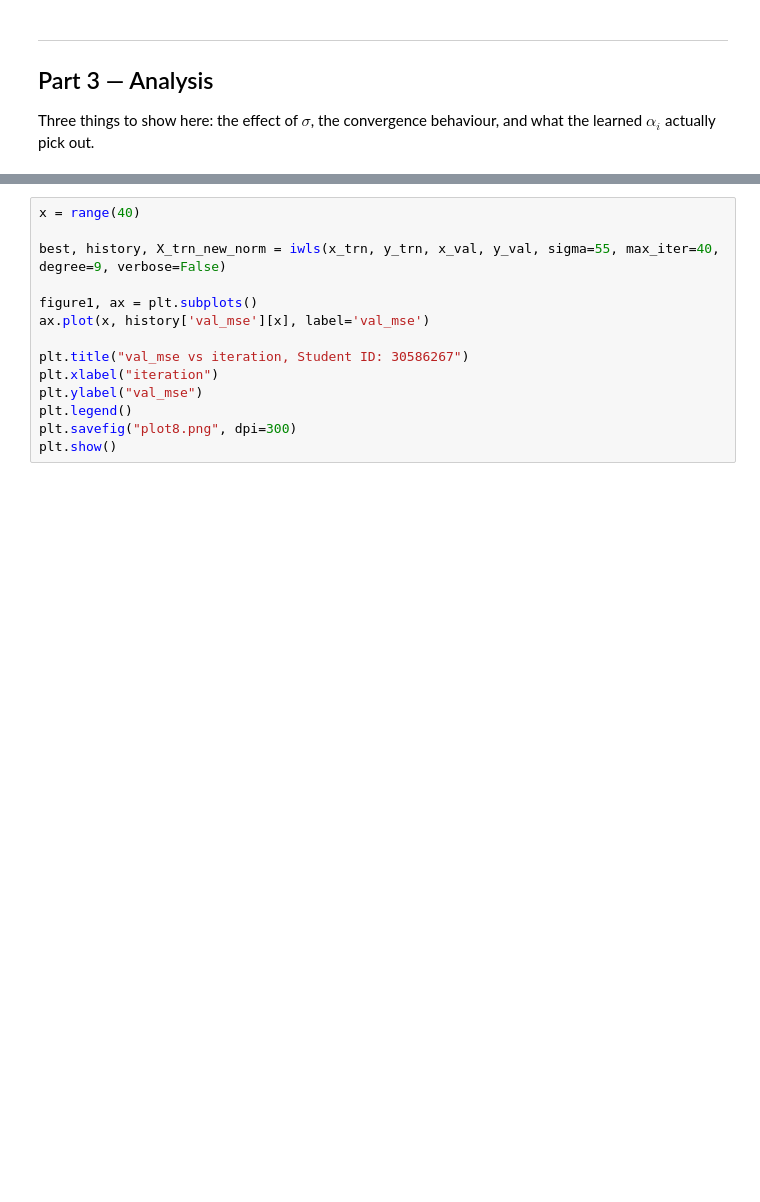
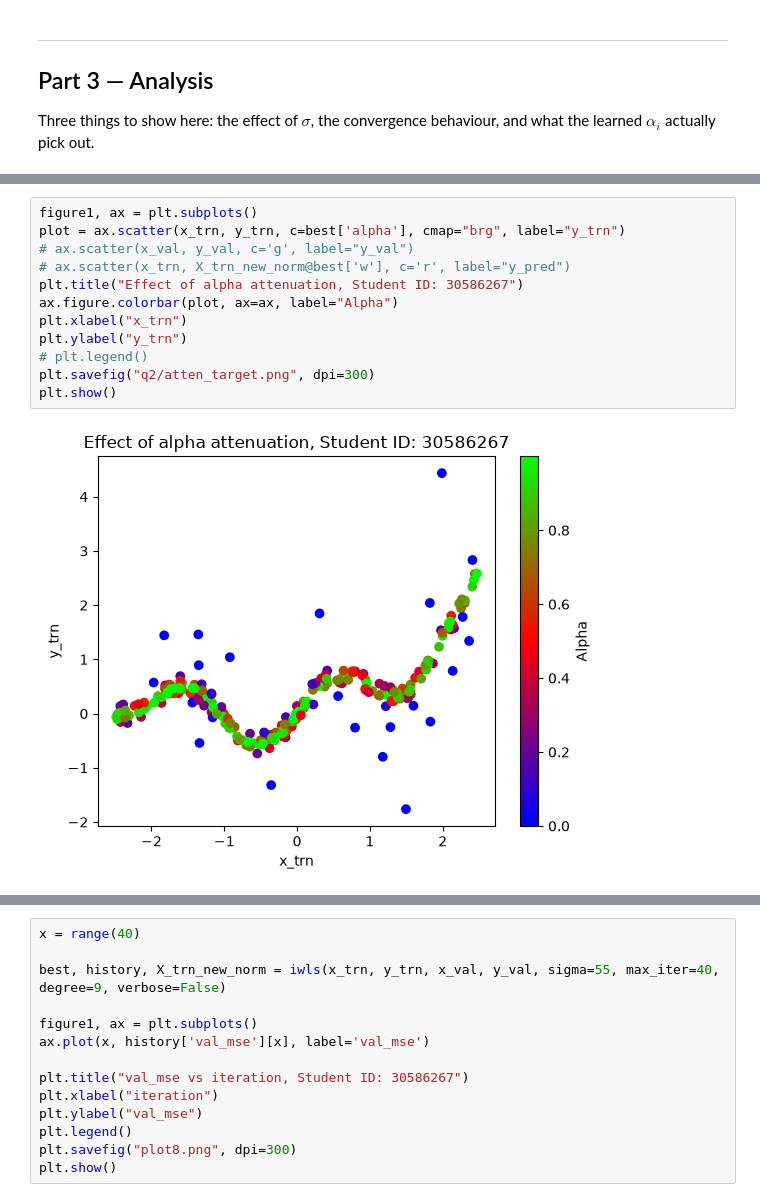
Before and after one commit to sche0151/ECE4179_Assignment_Notebooks, a Jupyter notebook: Q2_IWLS_Starter_Code.ipynb, the cells around one changed output, grey strips where cells are left out. Drawn from its saved outputs; the diff is of its cells as text; blank space fills up the shorter version.

```diff
--- a/Q2_IWLS_Starter_Code.ipynb
+++ b/Q2_IWLS_Starter_Code.ipynb
@@ -447,3 +462,17 @@ plt.show()
+# %%
+figure1, ax = plt.subplots()
+plot = ax.scatter(x_trn, y_trn, c=best['alpha'], cmap="brg", label="y_trn")
+# ax.scatter(x_val, y_val, c='g', label="y_val")
+# ax.scatter(x_trn, X_trn_new_norm@best['w'], c='r', label="y_pred")
+plt.title("Effect of alpha attenuation, Student ID: 30586267")
+ax.figure.colorbar(plot, ax=ax, label="Alpha")
+plt.xlabel("x_trn")
+plt.ylabel("y_trn")
+# plt.legend()
+plt.savefig("q2/atten_target.png", dpi=300)
+plt.show()
+# %% [output]
+[figure, added]
 # %%
 x = range(40)
 
```
Also changed, not shown: parts of 14 cells of this notebook, 21 other files.
